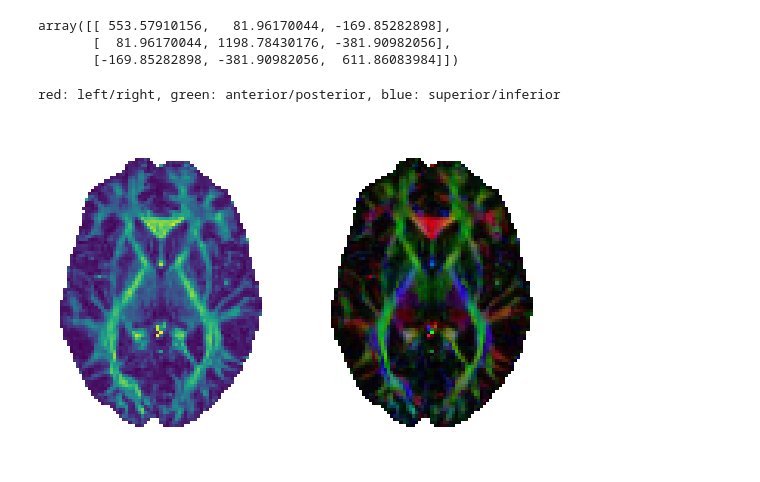
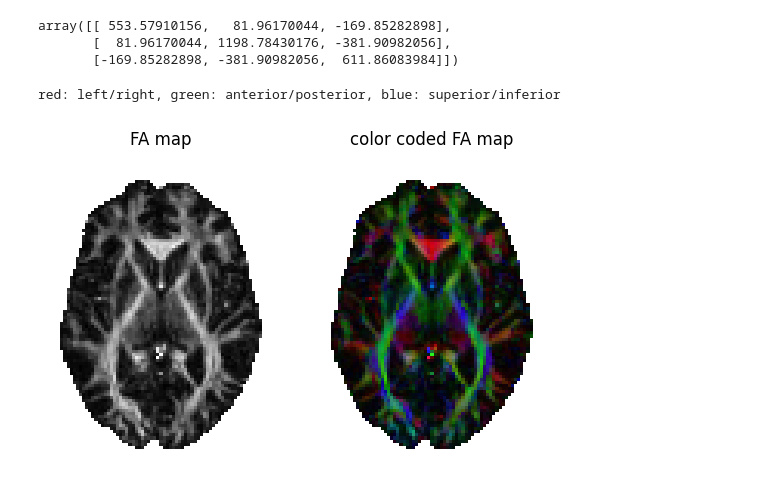
Before and after one commit to hufsaim/T03108701, a Jupyter notebook: notebook_2025/Lab04_DTI_eigenvector.ipynb, the cells around one changed output. Drawn from its saved outputs; the diff is of its cells as text; code cells hidden in the pictures.

```diff
--- a/notebook_2025/Lab04_DTI_eigenvector.ipynb
+++ b/notebook_2025/Lab04_DTI_eigenvector.ipynb
@@ -213,12 +213,14 @@ for xi in range(Dxx.shape[0]):
 # %%
 print(f'red: left/right, green: anterior/posterior, blue: superior/inferior')
 plt.subplot(121)
-plt.imshow(famap[:,:,zi])
+plt.imshow(famap[:,:,zi],cmap='gray')
 plt.axis('off')
+plt.title('FA map')
 plt.subplot(122)
 plt.imshow(eigvec[:,:,zi,:])
 plt.axis('off')
+plt.title('color coded FA map')
 plt.show()
 # %% [output]
 red: left/right, green: anterior/posterior, blue: superior/inferior
-[figure, old version]
+[figure, new version]
```
